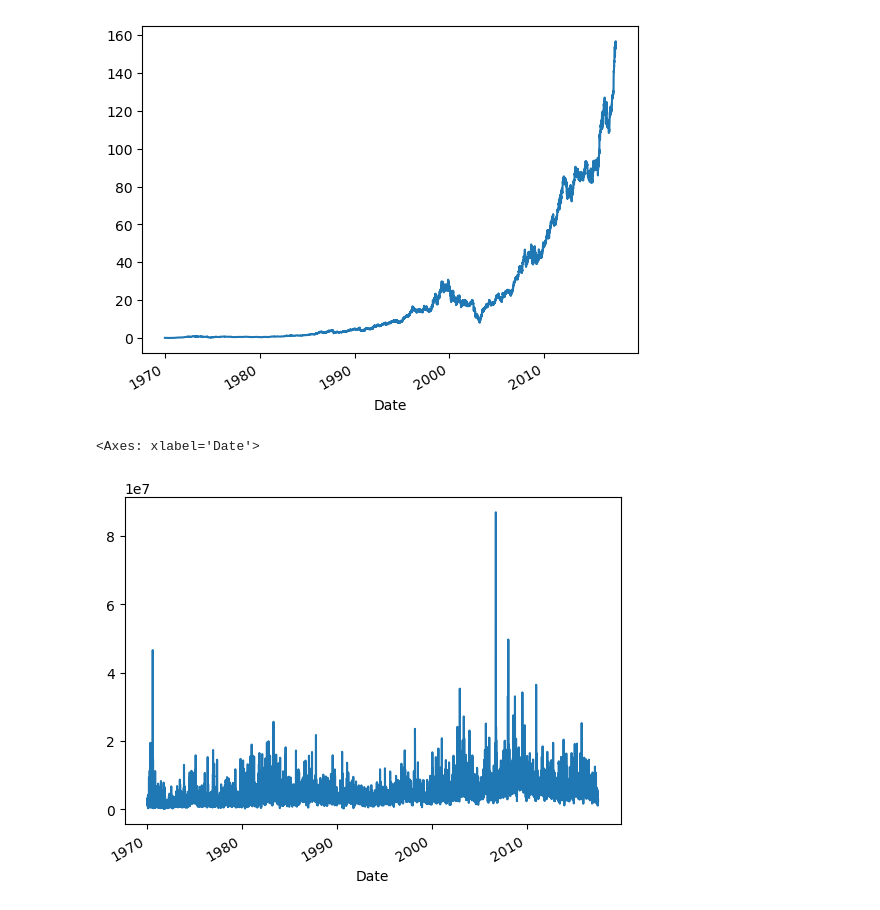
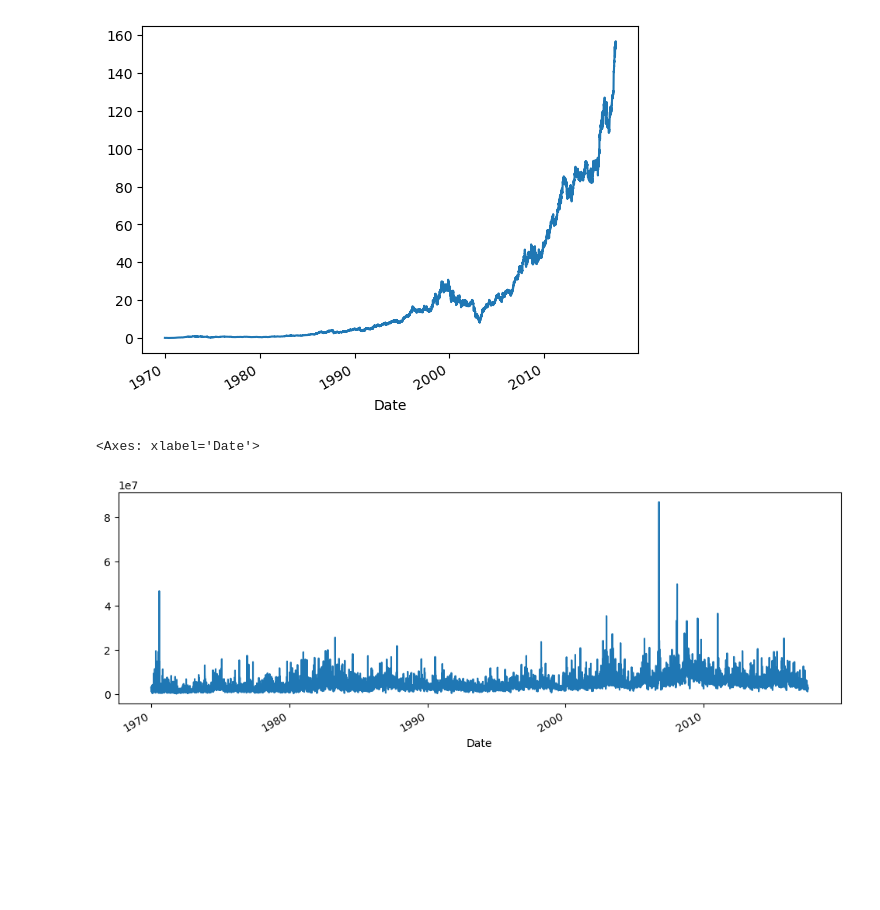
Before and after one commit to myk-francis/python-challenges-scripts, a Jupyter notebook: matplotlib/Basics.ipynb, the cells around one changed output. Saved outputs shown, nothing was run; the diff lists cells and outputs as text; code cells hidden in the pictures; blank space fills up the shorter version.

```diff
--- a/matplotlib/Basics.ipynb
+++ b/matplotlib/Basics.ipynb
@@ -112,7 +112,7 @@ mcdon['Adj. Close'].plot()
 <Axes: xlabel='Date'>
 [figure]
 # %%
-mcdon['Adj. Volume'].plot()
+mcdon['Adj. Volume'].plot(figsize=(12, 4))
 # %% [output]
 <Axes: xlabel='Date'>
-[figure, old version]
+[figure, new version]
```
Also changed, not shown: parts of 3 cells of this notebook, 1 other file.
